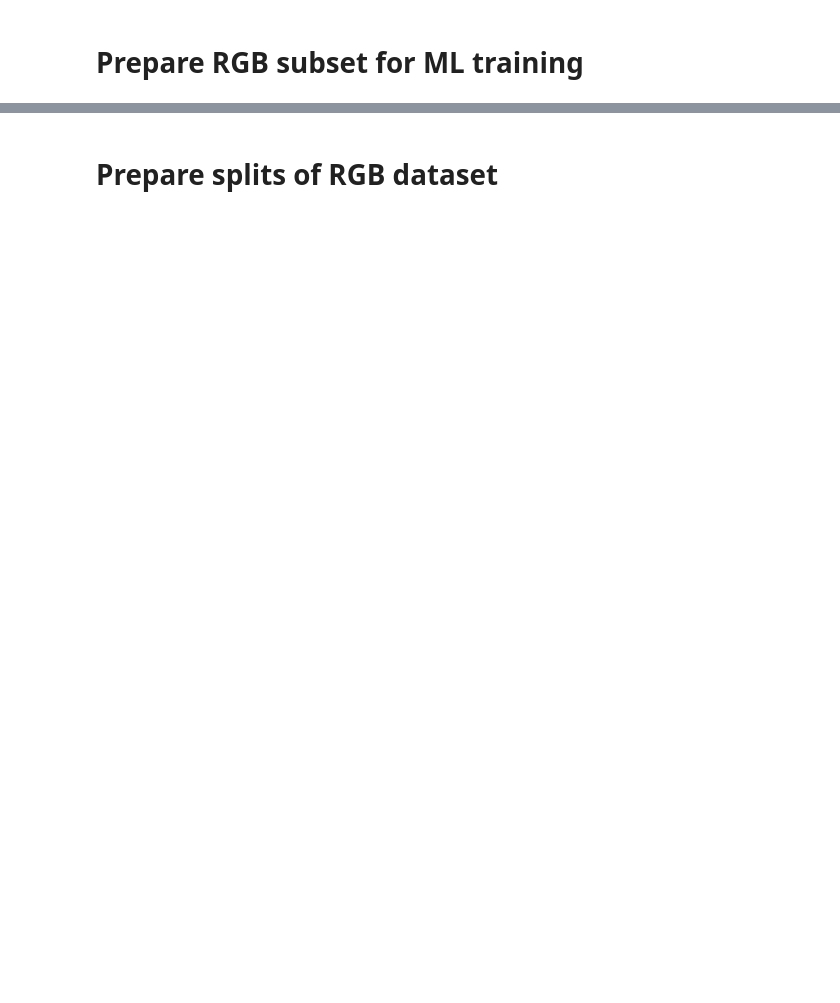
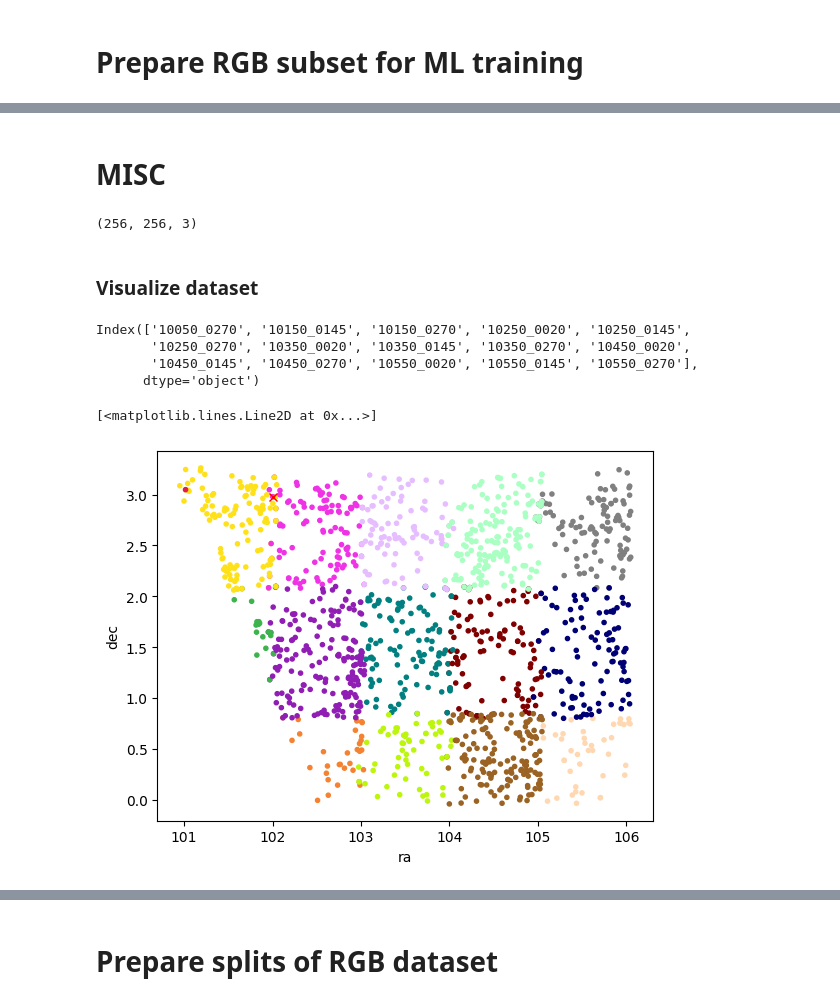
Before and after one commit to rmegret/galaxy-classification, a Jupyter notebook: notebooks/prepare_galaxy_files.ipynb, the cells around one changed output, grey strips where cells are left out. Cells and saved outputs as stored; diff of their text form; code cells hidden in the pictures; blank space fills up the shorter version.

```diff
--- a/notebooks/prepare_galaxy_files.ipynb
+++ b/notebooks/prepare_galaxy_files.ipynb
@@ -204,0 +210,2 @@ for _,item in tqdm(df.iterrows()):
+# %% [markdown]
+# MISC
@@ -204,0 +260,28 @@ for _,item in tqdm(df.iterrows()):
+# %%
+im.shape
+# %% [output]
+(256, 256, 3)
+# %% [markdown]
+### Visualize dataset
+# %%
+catalog['field'].astype('category').cat.categories
+# %% [output]
+Index(['10050_0270', '10150_0145', '10150_0270', '10250_0020', '10250_0145',
+       '10250_0270', '10350_0020', '10350_0145', '10350_0270', '10450_0020',
+       '10450_0145', '10450_0270', '10550_0020', '10550_0145', '10550_0270'],
+      dtype='object')
+# %%
+from matplotlib.colors import ListedColormap
+cmap = ListedColormap([
+  '#e6194b', '#3cb44b', '#ffe119', '#4363d8', '#f58231', '#911eb4', '#46f0f0', '#f032e6',
+  '#bcf60c', '#fabebe', '#008080', '#e6beff', '#9a6324', '#fffac8', '#800000', '#aaffc3',
+  '#808000', '#ffd8b1', '#000075', '#808080'
+])
+
+plt.scatter(catalog.ra, catalog.dec, c=catalog['field'].astype('category').cat.codes, marker='.', cmap=cmap)
+plt.xlabel('ra')
+plt.ylabel('dec')
+plt.plot(catalog.ra.loc[1000], catalog.dec.loc[1000], 'rx')
+# %% [output]
+[<matplotlib.lines.Line2D at 0x...>]
+[figure, added]
```
Also changed, not shown: parts of 43 cells of this notebook, 12 other files.
